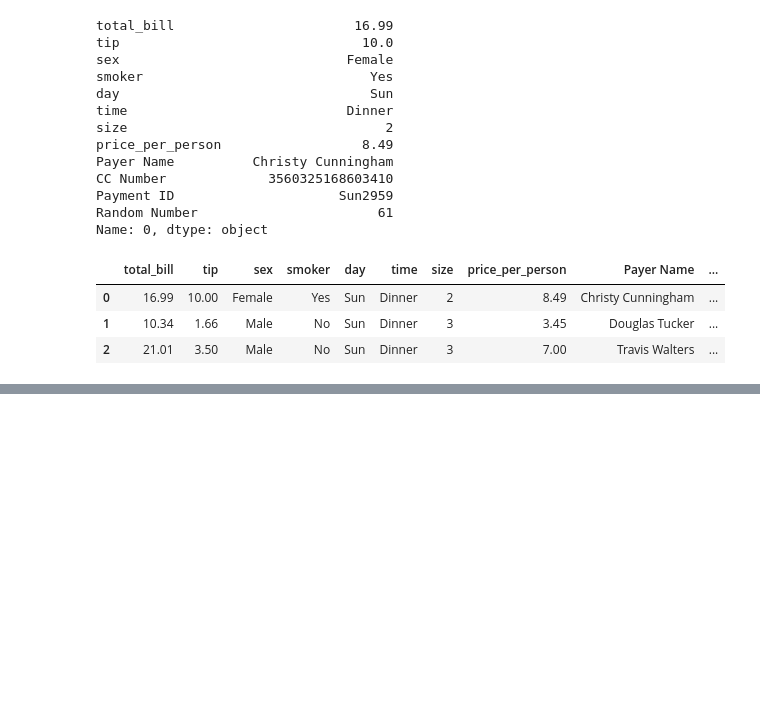
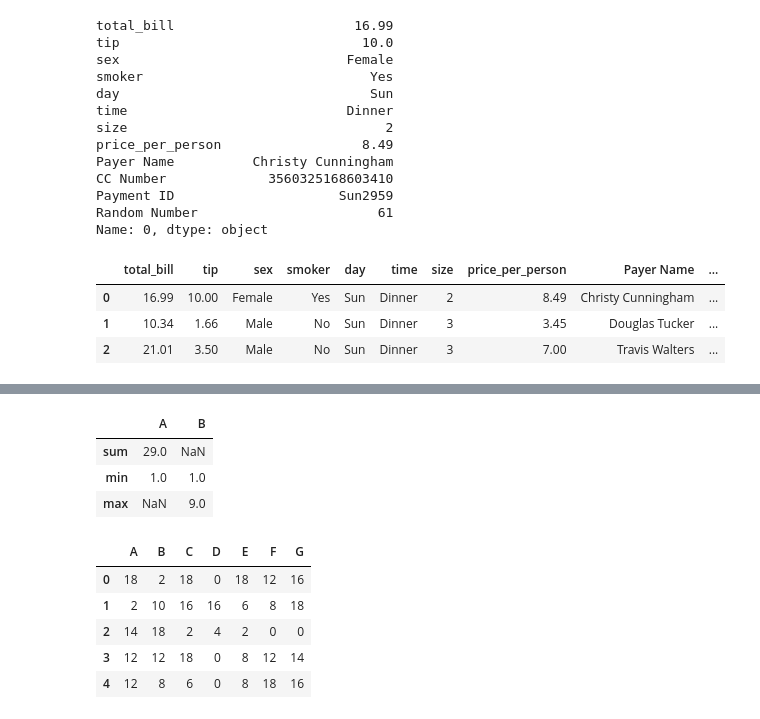
Before and after one commit to BradJKim/Data-Visualization, a Jupyter notebook: data.ipynb, the cells around one changed output, grey strips where cells are left out. Cells and saved outputs as stored; diff of their text form; code cells hidden in the pictures; blank space fills up the shorter version.

```diff
--- a/data.ipynb
+++ b/data.ipynb
@@ -440,0 +484,17 @@ data.head(3)
+# %%
+data_mean.agg(['sum', 'min'])
+data_mean.agg({'A' : ['sum', 'min'], 'B' : ['min', 'max']})
+# %% [output]
+|  | A | B |
+| sum | 29.0 | NaN |
+| min | 1.0 | 1.0 |
+| max | NaN | 9.0 |
+# %%
+data_mean.transform(lambda x: x * 2)
+# %% [output]
+|  | A | B | C | D | E | F | G |
+| 0 | 18 | 2 | 18 | 0 | 18 | 12 | 16 |
+| 1 | 2 | 10 | 16 | 16 | 6 | 8 | 18 |
+| 2 | 14 | 18 | 2 | 4 | 2 | 0 | 0 |
+| 3 | 12 | 12 | 18 | 0 | 8 | 12 | 14 |
+| 4 | 12 | 8 | 6 | 0 | 8 | 18 | 16 |
```
Also changed, not shown: parts of 16 cells of this notebook.
